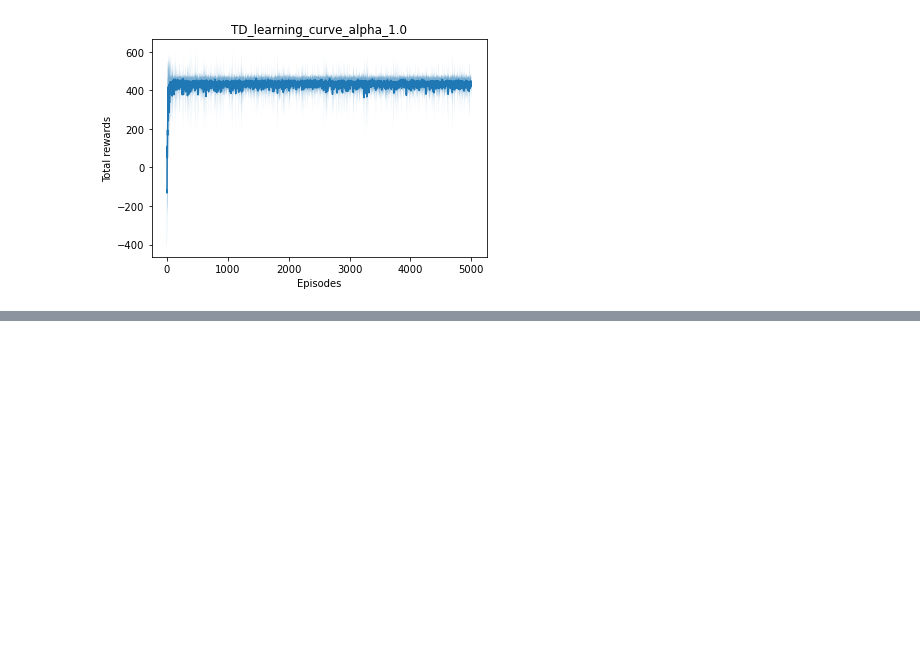
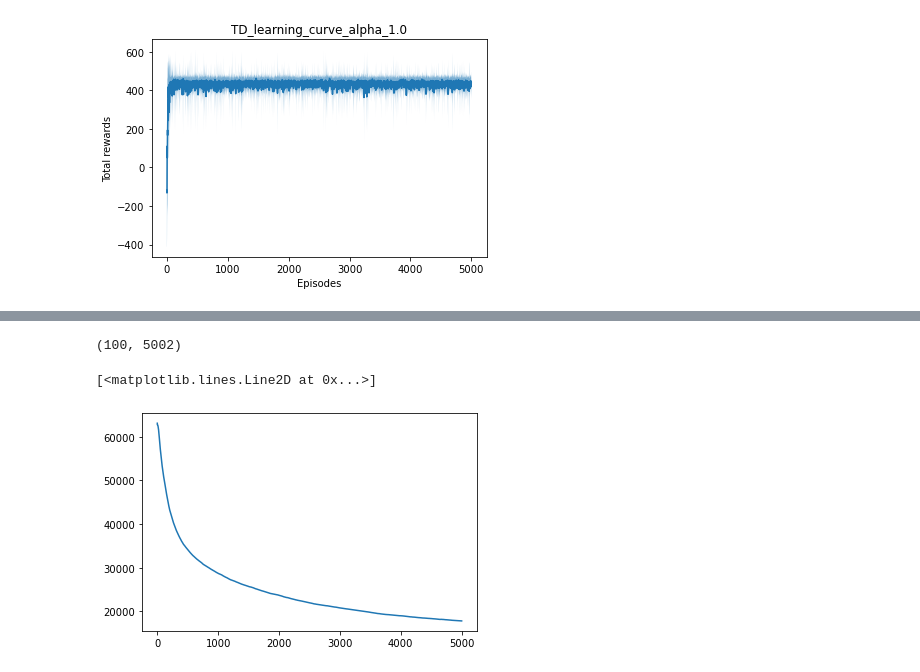
Before and after one commit to VV-A-VV/RL_CW, a Jupyter notebook: CW1_clean.ipynb, the cells around one changed output, grey strips where cells are left out. Saved outputs shown, nothing was run; the diff lists cells and outputs as text; code cells hidden in the pictures; blank space fills up the shorter version.

```diff
--- a/CW1_clean.ipynb
+++ b/CW1_clean.ipynb
@@ -845,3 +845,8 @@ for i in range(6):
 [figure]
 [figure]
 [figure]
+# %%
+mc_values = np.array([x[0] for x in replications_mc])
+mc_total_rewards = np.array([x[1] for x in replications_mc])
+td_values = np.array([x[0] for x in replications_td])
+td_total_rewards = np.array([x[1] for x in replications_td])
@@ -847,0 +859,10 @@ for i in range(6):
+# %%
+# msc_mc = []
+# for i in range(100):
+#     t = []
+#     for j in range(len(mc_values[0])):
+#         t.append(mean_squared_error(mc_values[i][j], dp_value))
+#     msc_mc.append(t)
+# transfer in one line code
+# [mean_squared_error(mc_values[i][j], dp_value) for i in range(100) for j in range(len(mc_values[0]))]
+mse_mc = np.array([[mean_squared_error(mc_values[i][j], dp_value) for j in range(len(mc_values[0]))] for i in range(100)])
@@ -848,5 +871,6 @@ for i in range(6):
+# %%
+mse_mc.shape
+# %% [output]
+(100, 5002)
 # %%
-# replication = np.array(replication)
-# #print(replication)
-# res = [np.std(replication[:i+1], axis=1).mean() for i in range(replication.shape[0])]
-# plt.plot(res)
+curve_mc = np.array([np.mean(mse_mc[:,i]) for i in range(len(mse_mc[0]))])
@@ -854,0 +877,5 @@ for i in range(6):
+# %%
+plt.plot(curve_mc)
+# %% [output]
+[<matplotlib.lines.Line2D at 0x...>]
+[figure, added]
```
Also changed, not shown: parts of 10 cells of this notebook, 2 other files.
